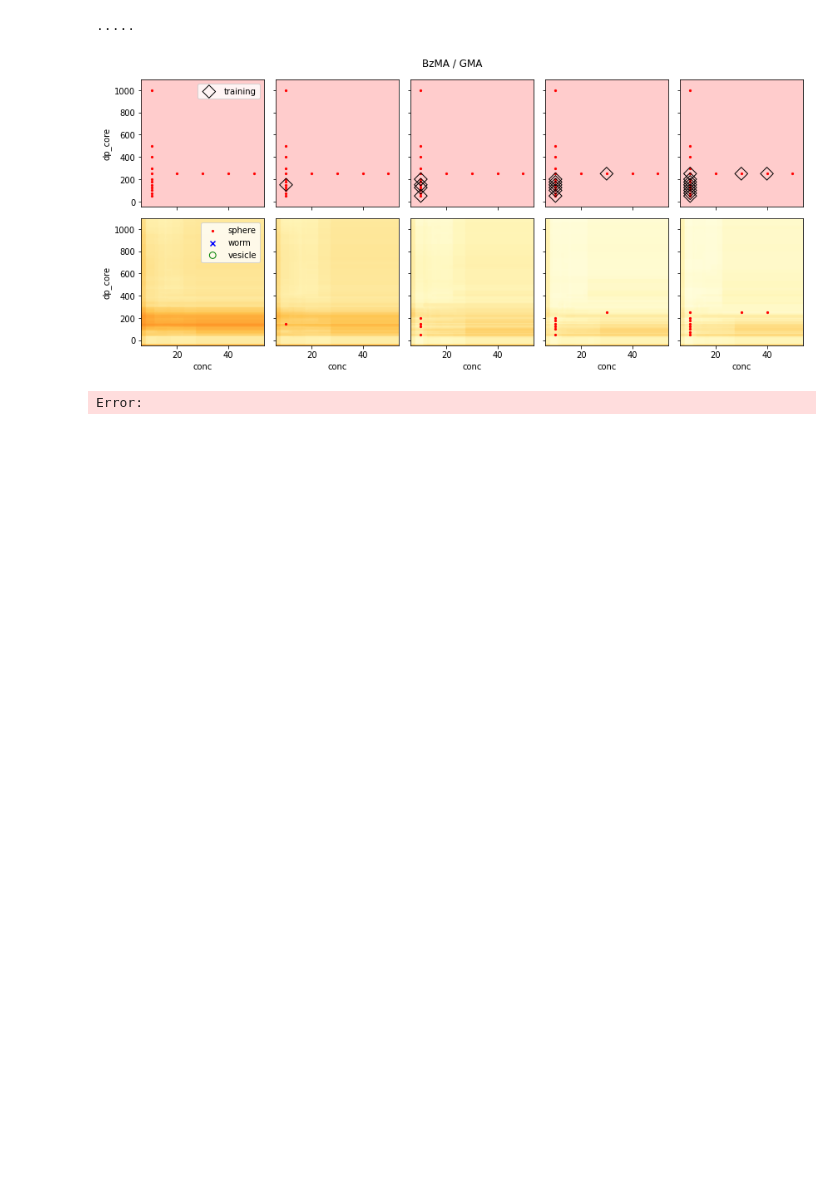
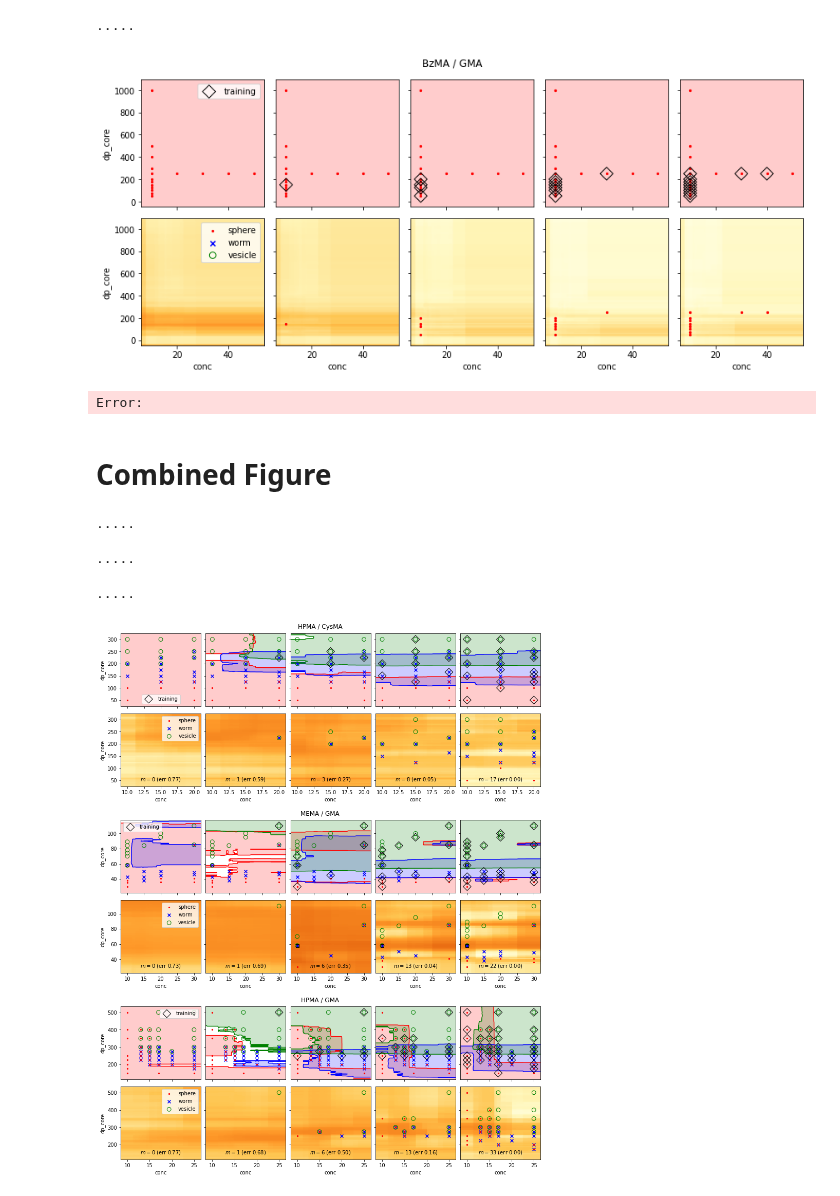
Before and after one commit to marioboley/PISA_ML, a Jupyter notebook: active_learning_phase_diagrams.ipynb, the cells around one changed output. Cells and saved outputs as stored; diff of their text form; code cells hidden in the pictures; blank space fills up the shorter version.

Commit message:
joint phase diagrams with code reusage

```diff
--- a/active_learning_phase_diagrams.ipynb
+++ b/active_learning_phase_diagrams.ipynb
@@ -180,7 +186,3 @@ plt.show()
 # %% [output]
 .....
 [figure]
-# %%
-plot_joint_active_learning_phase_diagrams(exp_lst= [exp1, exp2, exp3], y_label_names = ['HPMA / CysMA', 'MEMA / GMA', 'HPMA / GMA'], k_lst=[[0, 1, 3, 8, 17],[0, 1, 6, 13, 22], [0, 1, 6, 13, 33]], figsize= (16, 14))
-plt.suptitle('ActiveLearningExperiment with HPMA / CysMA, MEMA / GMA, HPMA / GMA')
-plt.savefig(os.path.join(OUTPUTPATH, 'Activelearining_combine.pdf'), bbox_inches='tight', pad_inches=0)
@@ -285,3 +282,69 @@ plt.show()
 .....
 [figure]
 Error:
+# %% [markdown]
+# Combined Figure
+# %%
+from pyproj import transform
+from plotting import plot_active_learning_phase_diagrams, x_grid_data_around_sample, scatter_phases, SCATTER_STYLE_TRAINING, SCATTER_STYLE_WORM, SCATTER_STYLE_SPHERE, SCATTER_STYLE_VESICLE, plot_marginal_morphology_contours
+from scipy.stats import entropy
+
+def plot_active_learning_phase_diagrams2(exp, k = [0, 1, 4, 7, 10], fig=None, resolution=100, inline_titles=False, verbose=True):
+    fig = plt.figure(figsize=(len(k)*12/5, 5.5), constrained_layout=True, tight_layout=True) if fig is None else fig
+    # figsize = (len(k)*12/5, 5.5) if figsize is None else figsize
+    axs = fig.subplots(2, len(k), sharex=True, sharey=True)
+    xx1, xx2, grid_points = x_grid_data_around_sample(exp.x_test[0], 'conc', 'dp_core', resolution=resolution)
+
+    for j in range(len(k)):
+        if verbose:
+            print('.', end='')
+        yy_hat = exp.fits[k[j]].predict_proba(grid_points)
+        plot_marginal_morphology_contours(xx1, xx2, yy_hat, ax=axs[0, j])
+        scatter_phases(exp.y_test[0], exp.x_test[0]['conc'], exp.x_test[0]['dp_core'], ax=axs[0, j])
+
+        HH = entropy(yy_hat, axis=1).reshape(xx1.shape)
+        entropy_cp = axs[1, j].contourf(xx1, xx2, HH, levels=100, cmap='YlOrBr', vmin=0, vmax=2)
+        # plt.colorbar(entropy_cp, ax=axs[1, j])
+    if verbose:
+        print()
+
+    for i in range(1, len(k)):
+        axs[0, i].scatter(exp.x_train[k[i]][-k[i]:]['conc'], exp.x_train[k[i]][-k[i]:]['dp_core'], **SCATTER_STYLE_TRAINING)
+        scatter_phases(exp.y_train[k[i]][-k[i]:], exp.x_train[k[i]][-k[i]:]['conc'], exp.x_train[k[i]][-k[i]:]['dp_core'], ax=axs[1, i])
+
+    for j in range(len(k)):
+        subplot_title = f'$m={k[j]}$ (err ${exp.results_.iloc[k[j]]["full_test_error"]: .2f}$)'
+        if inline_titles:
+            axs[1, j].text(0.5, 0.05, subplot_title, ha='center', va='bottom', transform=axs[1, j].transAxes)
+        else:
+            axs[0, j].set_title(subplot_title)
+        axs[1, j].set_xlabel('conc')
+
+    axs[0, 0].set_ylabel('dp_core')
+    axs[1, 0].set_ylabel('dp_core')
+
+    axs[1, 0].scatter([], [], **SCATTER_STYLE_SPHERE)
+    axs[1, 0].scatter([], [], **SCATTER_STYLE_WORM)
+    axs[1, 0].scatter([], [], **SCATTER_STYLE_VESICLE)
+    axs[1, 0].legend()
+
+    sc_tr = axs[0, 0].scatter([], [], **SCATTER_STYLE_TRAINING)
+    axs[0, 0].legend(handles=[sc_tr])
+    return fig, axs
+
+fig = plt.figure(figsize=(12, 15), constrained_layout=True)
+subfigs = fig.subfigures(3, 1, hspace=0.025)
+plot_active_learning_phase_diagrams2(exp1, [0, 1, 3, 8, 17], subfigs[0], inline_titles=True)
+subfigs[0].suptitle('HPMA / CysMA')
+plot_active_learning_phase_diagrams2(exp2, [0, 1, 6, 13, 22], subfigs[1], inline_titles=True)
+subfigs[1].suptitle('MEMA / GMA')
+plot_active_learning_phase_diagrams2(exp3, [0, 1, 6, 13, 33], subfigs[2], inline_titles=True)
+subfigs[2].suptitle('HPMA / GMA')
+
+plt.savefig(os.path.join(OUTPUTPATH, 'active_learning_combined.pdf'), bbox_inches='tight', pad_inches=0)
+plt.show()
+# %% [output]
+.....
+.....
+.....
+[figure, added]
```
Also changed, not shown: parts of 6 cells of this notebook, 1 other file.
